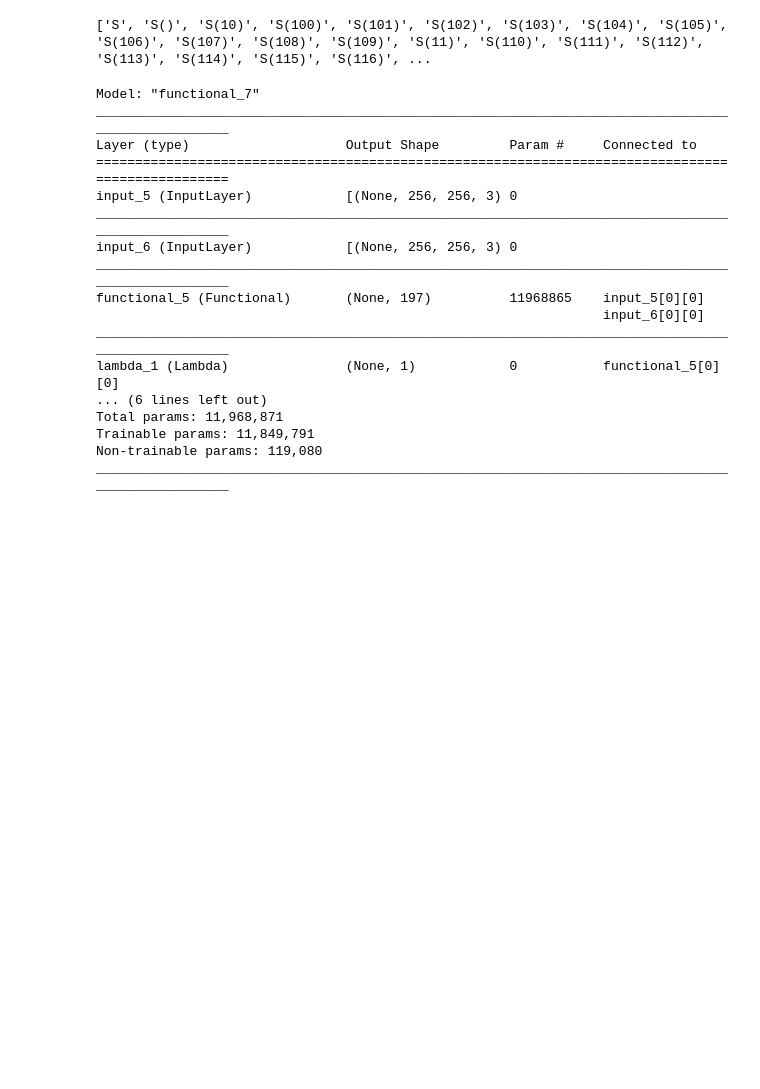
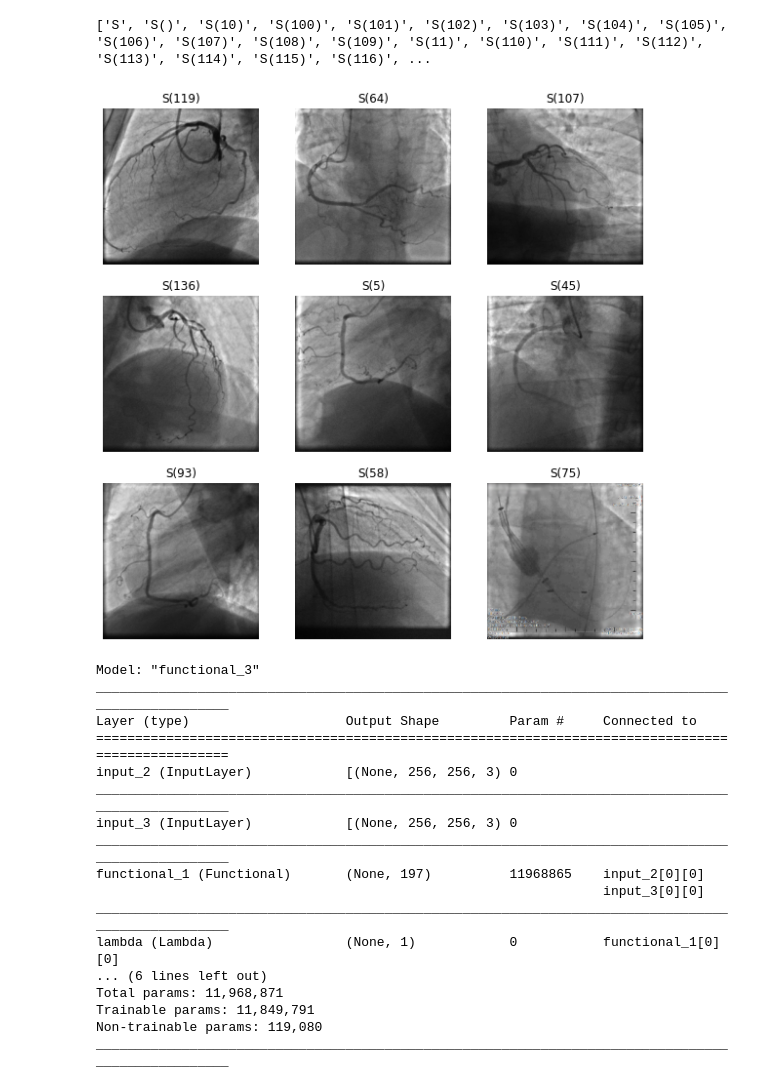
Before and after one commit to enfild/Comparison_of_xray_projections, a Jupyter notebook: Siamese.ipynb, the cells around one changed output. Saved outputs shown, nothing was run; the diff lists cells and outputs as text; code cells hidden in the pictures; blank space fills up the shorter version.

```diff
--- a/Siamese.ipynb
+++ b/Siamese.ipynb
@@ -47,15 +49,17 @@ output_classes = len(class_names)
 # %% [output]
 ['S', 'S()', 'S(10)', 'S(100)', 'S(101)', 'S(102)', 'S(103)', 'S(104)', 'S(105)', 'S(106)', 'S(107)', 'S(108)', 'S(109)', 'S(11)', 'S(110)', 'S(111)', 'S(112)', 'S(113)', 'S(114)', 'S(115)', 'S(116)', ...
 # %%
-# import matplotlib.pyplot as plt
+import matplotlib.pyplot as plt
 
-# plt.figure(figsize=(10, 10))
-# for images, labels in train_ds.take(1):
-#   for i in range(9):
-#     ax = plt.subplot(3, 3, i + 1)
-#     plt.imshow(images[i].numpy().astype("uint8"))
-#     plt.title(class_names[labels[i]])
-#     plt.axis("off")
+plt.figure(figsize=(10, 10))
+for images, labels in train_ds.take(1):
+  for i in range(9):
+    ax = plt.subplot(3, 3, i + 1)
+    plt.imshow(images[i].numpy().astype("uint8"))
+    plt.title(class_names[labels[i]])
+    plt.axis("off")
+# %% [output]
+[figure, added]
 # %%
 train_wholeimage = []
 train_wholelabel = []
@@ -229,18 +233,18 @@ def loss(margin=1):
 siamese.compile(loss=loss(margin=margin), optimizer="RMSprop", metrics=["accuracy"])
 siamese.summary()
 # %% [output]
-Model: "functional_7"
+Model: "functional_3"
 __________________________________________________________________________________________________
 Layer (type)                    Output Shape         Param #     Connected to
 ==================================================================================================
-input_5 (InputLayer)            [(None, 256, 256, 3) 0
+input_2 (InputLayer)            [(None, 256, 256, 3) 0
 __________________________________________________________________________________________________
-input_6 (InputLayer)            [(None, 256, 256, 3) 0
+input_3 (InputLayer)            [(None, 256, 256, 3) 0
 __________________________________________________________________________________________________
-functional_5 (Functional)       (None, 197)          11968865    input_5[0][0]
-                                                                 input_6[0][0]
+functional_1 (Functional)       (None, 197)          11968865    input_2[0][0]
+                                                                 input_3[0][0]
 __________________________________________________________________________________________________
-lambda_1 (Lambda)               (None, 1)            0           functional_5[0][0]
+lambda (Lambda)                 (None, 1)            0           functional_1[0][0]
 ... (6 lines left out)
 Total params: 11,968,871
 Trainable params: 11,849,791
```
Also changed, not shown: parts of 7 cells of this notebook.
